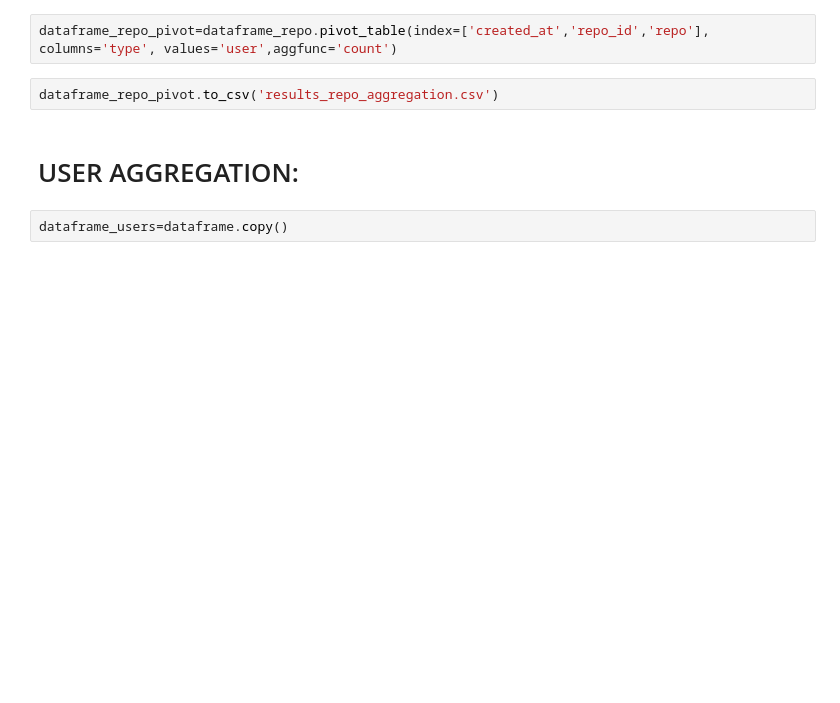
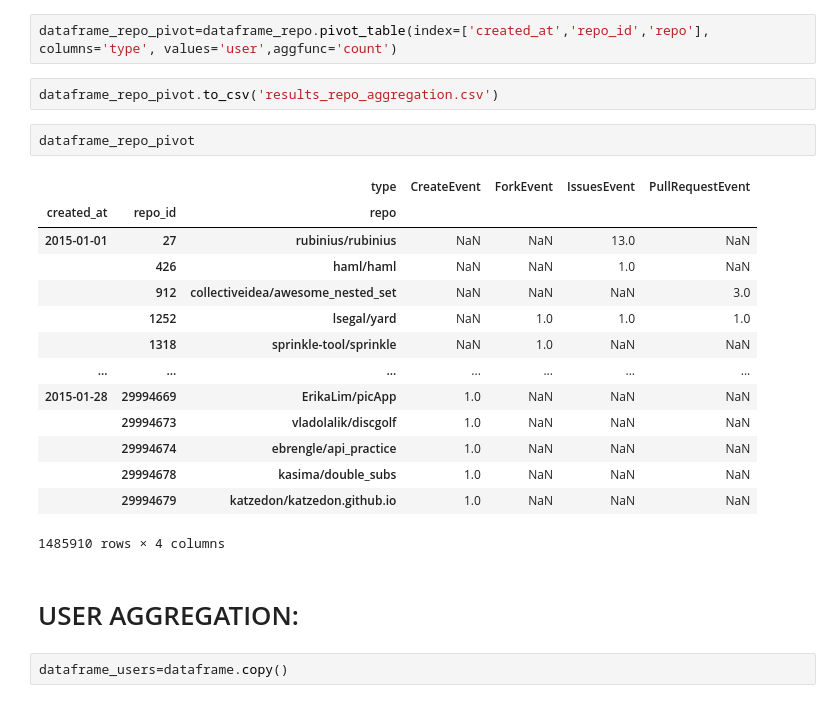
Before and after one commit to WojtekSza/AirBnB_singapur, a Jupyter notebook: Data_engineer_entry_task.ipynb, the cells around one changed output. Drawn from its saved outputs; the diff is of its cells as text; blank space fills up the shorter version.

```diff
--- a/Data_engineer_entry_task.ipynb
+++ b/Data_engineer_entry_task.ipynb
@@ -80,6 +80,23 @@ dataframe_repo=dataframe_repo[(dataframe_repo['type']=='CreateEvent') | (datafra
 dataframe_repo_pivot=dataframe_repo.pivot_table(index=['created_at','repo_id','repo'], columns='type', values='user',aggfunc='count')
 # %%
 dataframe_repo_pivot.to_csv('results_repo_aggregation.csv')
+# %%
+dataframe_repo_pivot
+# %% [output]
+|  |  | type | CreateEvent | ForkEvent | IssuesEvent | PullRequestEvent |
+| created_at | repo_id | repo |  |  |  |  |
+| 2015-01-01 | 27 | rubinius/rubinius | NaN | NaN | 13.0 | NaN |
+|  | 426 | haml/haml | NaN | NaN | 1.0 | NaN |
+|  | 912 | collectiveidea/awesome_nested_set | NaN | NaN | NaN | 3.0 |
+|  | 1252 | lsegal/yard | NaN | 1.0 | 1.0 | 1.0 |
+|  | 1318 | sprinkle-tool/sprinkle | NaN | 1.0 | NaN | NaN |
+| ... | ... | ... | ... | ... | ... | ... |
+| 2015-01-28 | 29994669 | ErikaLim/picApp | 1.0 | NaN | NaN | NaN |
+|  | 29994673 | vladolalik/discgolf | 1.0 | NaN | NaN | NaN |
+|  | 29994674 | ebrengle/api_practice | 1.0 | NaN | NaN | NaN |
+|  | 29994678 | kasima/double_subs | 1.0 | NaN | NaN | NaN |
+|  | 29994679 | katzedon/katzedon.github.io | 1.0 | NaN | NaN | NaN |
+1485910 rows × 4 columns
 # %% [markdown]
 # USER AGGREGATION:
 # %%
```
Also changed, not shown: parts of 1 cell of this notebook.
